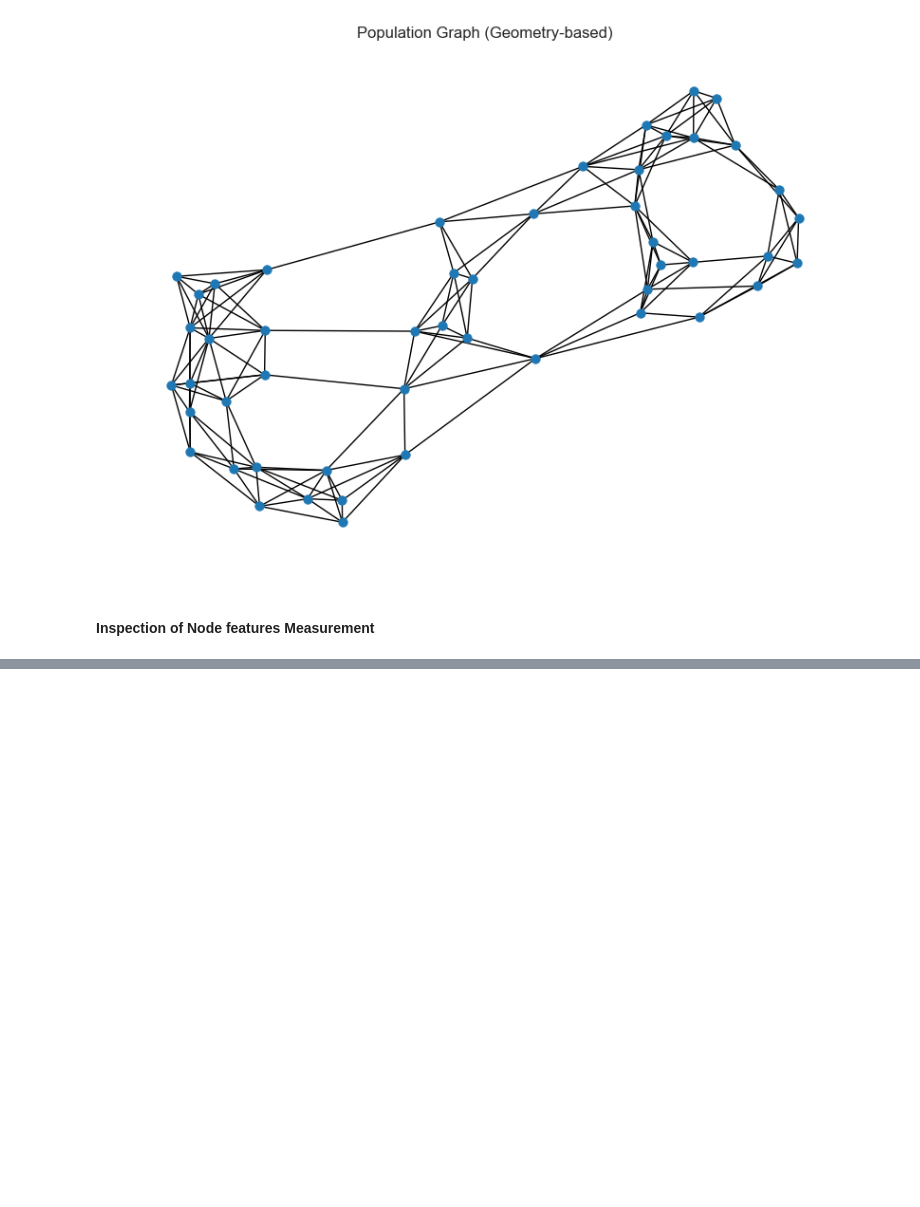
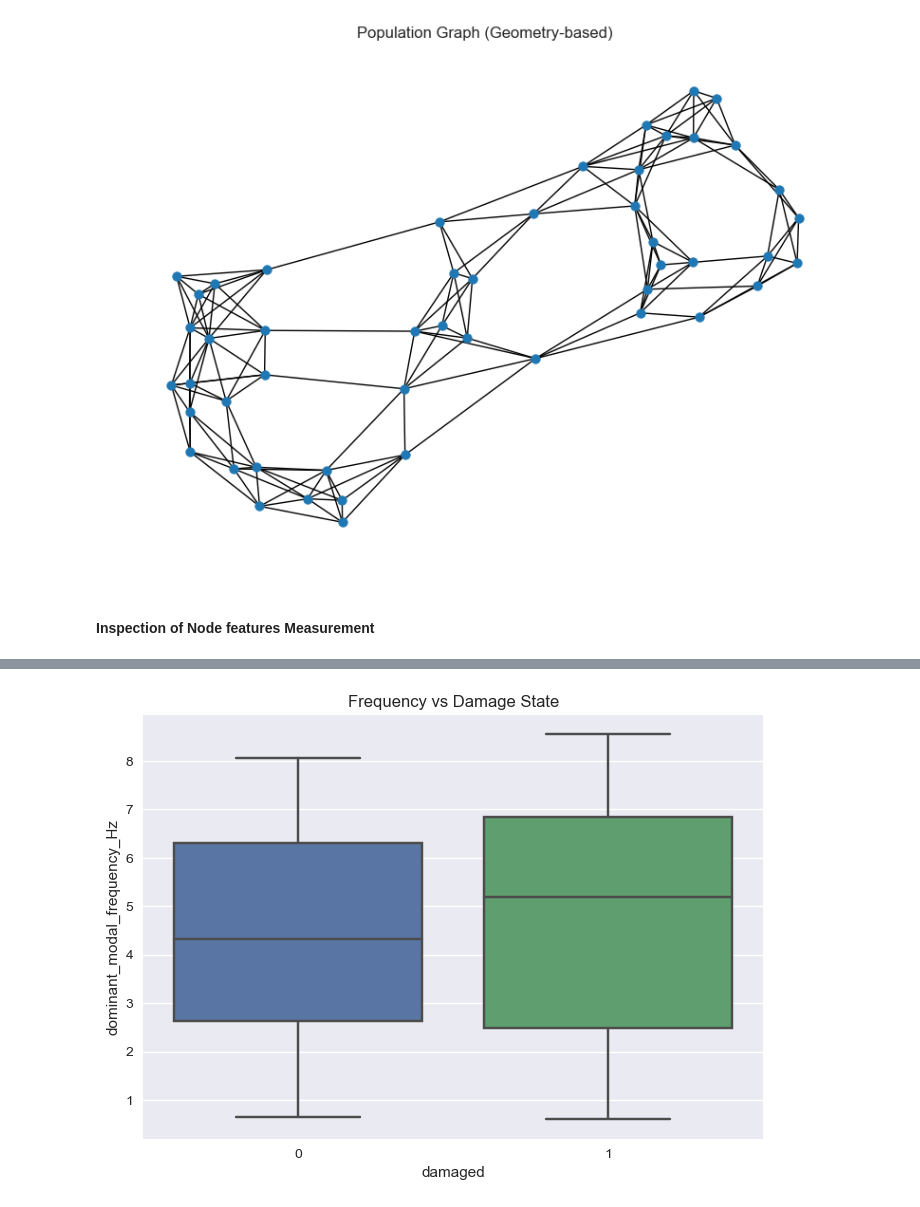
Before and after one commit to Samuel91-design/PBSHM-challenge, a Jupyter notebook: Version2.ipynb, the cells around one changed output, grey strips where cells are left out. Cells and saved outputs as stored; diff of their text form; code cells hidden in the pictures; blank space fills up the shorter version.

```diff
--- a/Version2.ipynb
+++ b/Version2.ipynb
@@ -173,0 +181,10 @@ plt.show()
+# %%
+sns.boxplot(
+    data=nodes_df,
+    x='damaged',
+    y='dominant_modal_frequency_Hz'
+)
+plt.title("Frequency vs Damage State")
+plt.show()
+# %% [output]
+[figure, added]
```
Also changed, not shown: parts of 18 cells of this notebook.
